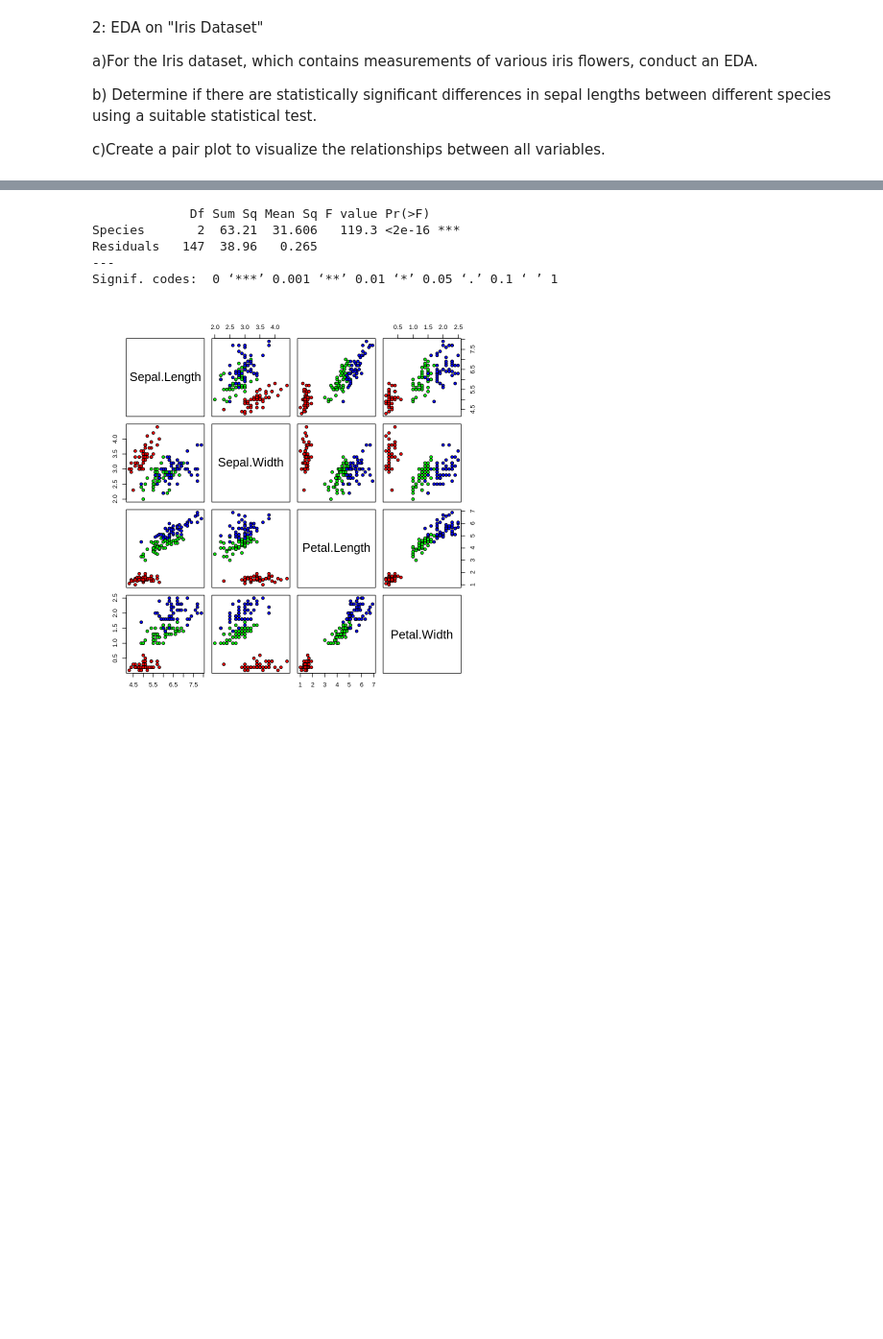
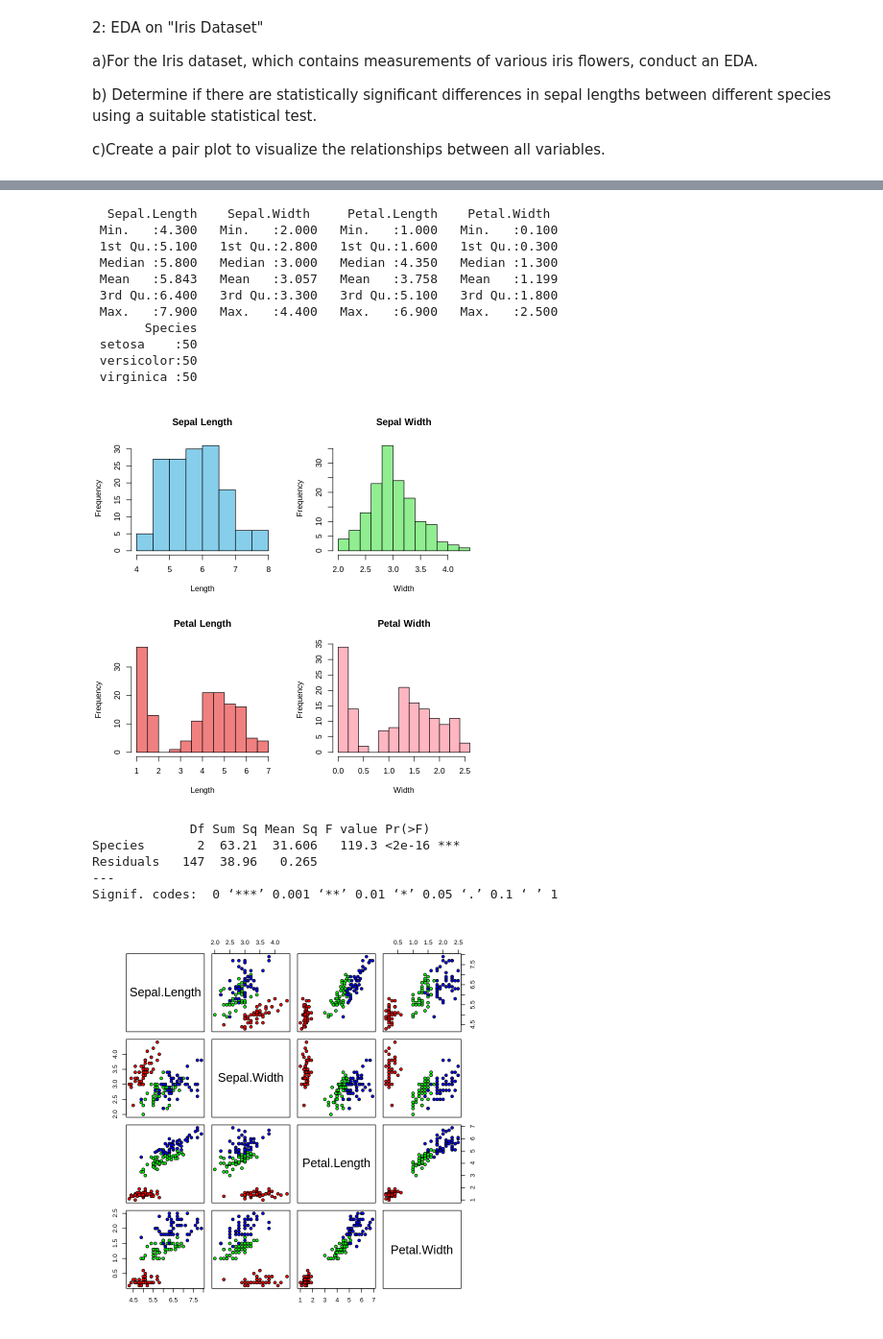
Before and after one commit to ReVuz/R_programming, a Jupyter notebook: EDA.ipynb, the cells around one changed output, grey strips where cells are left out. Shown at 96% size. Drawn from its saved outputs; the diff is of its cells as text; code cells hidden in the pictures; blank space fills up the shorter version.

```diff
--- a/EDA.ipynb
+++ b/EDA.ipynb
@@ -153,3 +128,25 @@ pairs(iris[, 1:4], col = iris$Species, main = "Pair Plot of Iris Dataset")
+# %%
+data("iris")
+summary(iris)
+par(mfrow = c(2, 2))
+hist(iris$Sepal.Length, col = 'skyblue', main = 'Sepal Length', xlab = 'Length')
+hist(iris$Sepal.Width, col = 'lightgreen', main = 'Sepal Width', xlab = 'Width')
+hist(iris$Petal.Length, col = 'lightcoral', main = 'Petal Length', xlab = 'Length')
+hist(iris$Petal.Width, col = 'lightpink', main = 'Petal Width', xlab = 'Width')
+par(mfrow = c(1, 1))
+# %% [output]
+  Sepal.Length    Sepal.Width     Petal.Length    Petal.Width
+ Min.   :4.300   Min.   :2.000   Min.   :1.000   Min.   :0.100
+ 1st Qu.:5.100   1st Qu.:2.800   1st Qu.:1.600   1st Qu.:0.300
+ Median :5.800   Median :3.000   Median :4.350   Median :1.300
+ Mean   :5.843   Mean   :3.057   Mean   :3.758   Mean   :1.199
+ 3rd Qu.:6.400   3rd Qu.:3.300   3rd Qu.:5.100   3rd Qu.:1.800
+ Max.   :7.900   Max.   :4.400   Max.   :6.900   Max.   :2.500
+       Species
+ setosa    :50
+ versicolor:50
+ virginica :50
+[figure, added]
 # %%
 # Determine if there are statistically significant differences in sepal lengths between different species using a suitable statistical test
 
```
Also changed, not shown: parts of 4 cells of this notebook.
